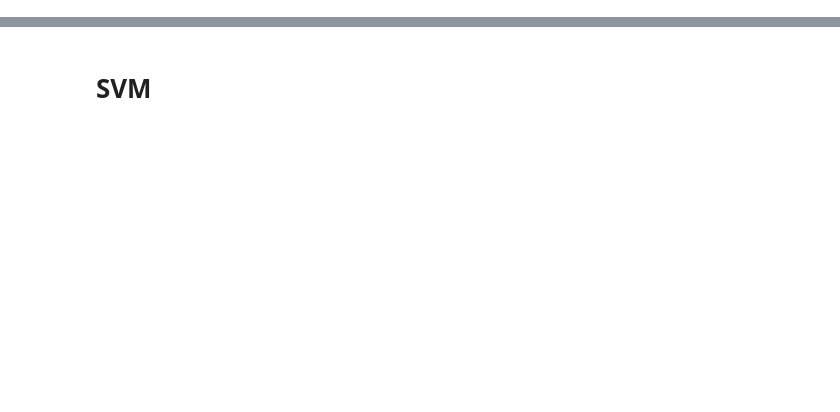
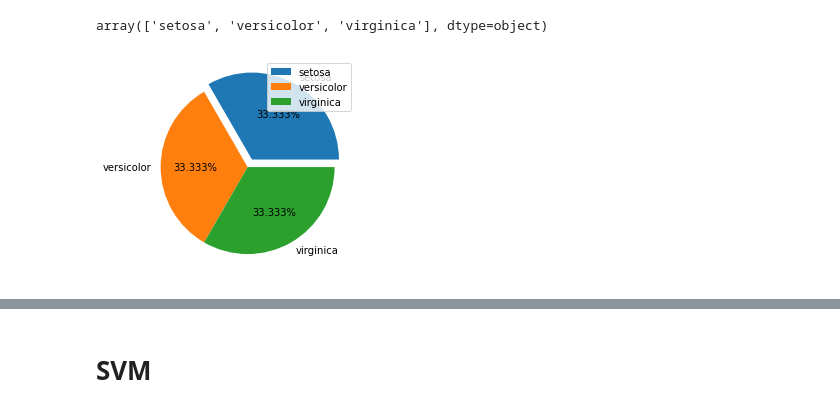
Before and after one commit to AlimamHu/Iris-Flowers-Classification-ML-Project, a Jupyter notebook: iris_flowes_classification_.ipynb, the cells around one changed output, grey strips where cells are left out. Saved outputs shown, nothing was run; the diff lists cells and outputs as text; code cells hidden in the pictures; blank space fills up the shorter version.

```diff
--- a/iris_flowes_classification_.ipynb
+++ b/iris_flowes_classification_.ipynb
@@ -235,0 +18,2 @@ xtest.shape
+# %%
+data_df=sns.load_dataset('iris')
@@ -235,0 +28,10 @@ xtest.shape
+# %%
+data_df.species.unique()
+# %% [output]
+array(['setosa', 'versicolor', 'virginica'], dtype=object)
+# %%
+plt.pie(data_df.species.value_counts(), labels=['setosa', 'versicolor', 'virginica'],explode =[0.1,0,0],autopct='%1.3f%%');
+plt.legend()
+plt.show()
+# %% [output]
+[figure, added]
```
Also changed, not shown: parts of 127 cells of this notebook.
